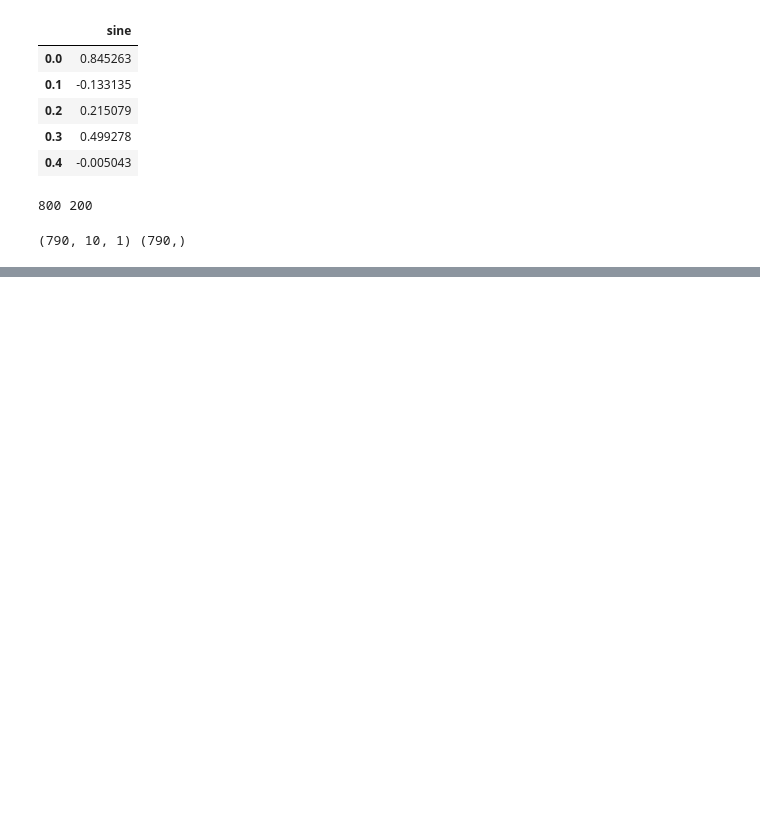
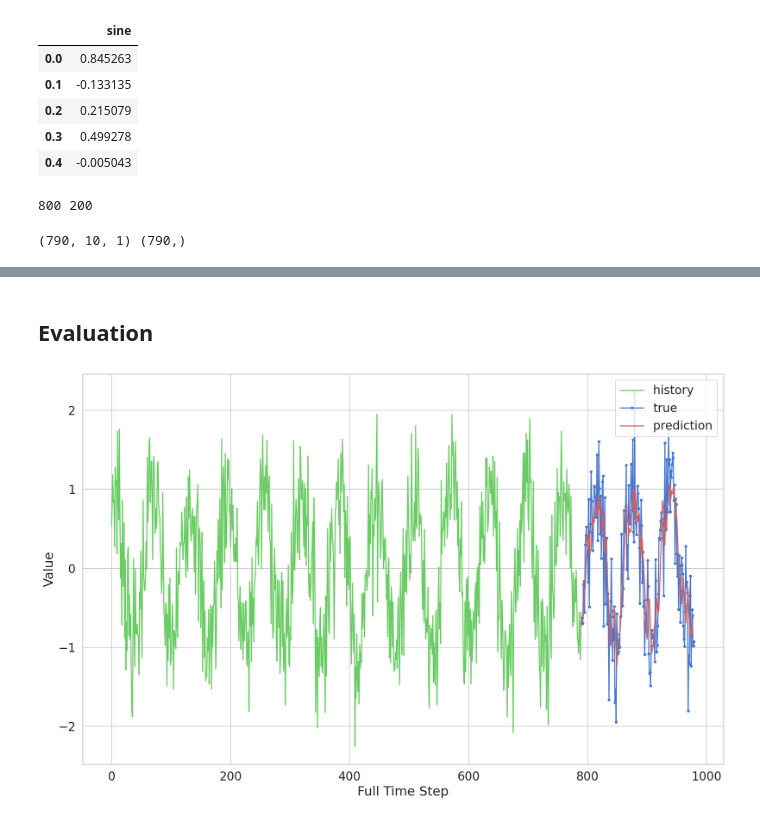
Before and after one commit to VishalMaurya/Deeplearning-TimeSeries, a Jupyter notebook: LSTM_TimeSeries_basic.ipynb, the cells around one changed output, grey strips where cells are left out. Cells and saved outputs as stored; diff of their text form; code cells hidden in the pictures; blank space fills up the shorter version.

```diff
--- a/LSTM_TimeSeries_basic.ipynb
+++ b/LSTM_TimeSeries_basic.ipynb
@@ -90,0 +117,15 @@ print(X_train.shape, y_train.shape)
+# %% [markdown]
+## Evaluation
+# %%
+# evaluation of test data by showing forecasting with train data
+y_pred = model.predict(X_test)
+
+plt.plot(np.arange(0, len(y_train)), y_train[0:], 'g', label="history")
+plt.plot(np.arange(len(y_train), len(y_train) + len(y_test)), y_test, marker='.', label="true")
+plt.plot(np.arange(len(y_train), len(y_train) + len(y_test)), y_pred, 'r', label="prediction")
+plt.ylabel('Value')
+plt.xlabel('Full Time Step')
+plt.legend()
+plt.show();
+# %% [output]
+[figure, added]
```
Also changed, not shown: parts of 6 cells of this notebook.
